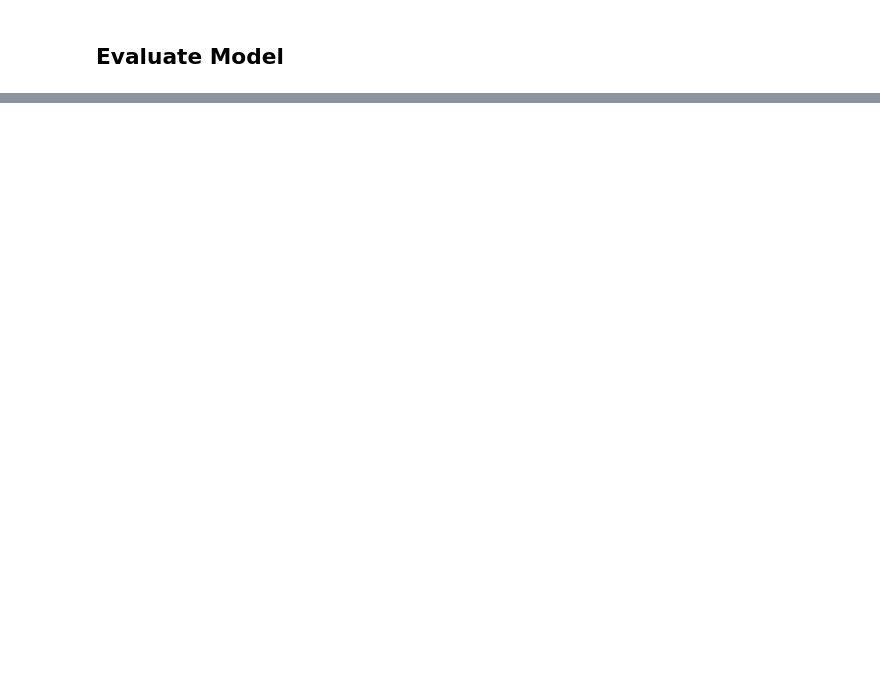
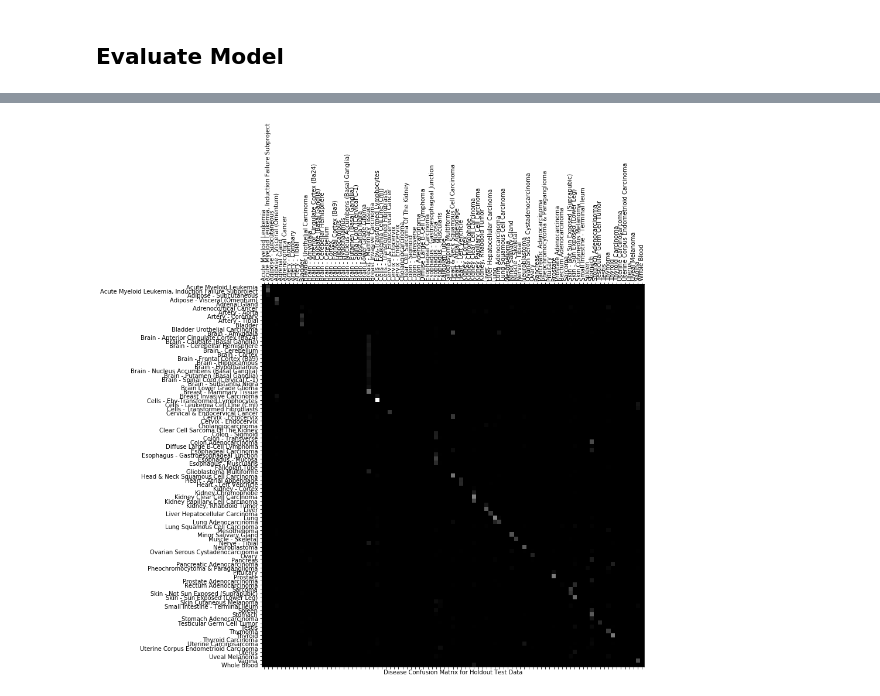
Before and after one commit to rcurrie/tumornormal, a Jupyter notebook: pathways.ipynb, the cells around one changed output, grey strips where cells are left out. Drawn from its saved outputs; the diff is of its cells as text; code cells hidden in the pictures; blank space fills up the shorter version.

```diff
--- a/pathways.ipynb
+++ b/pathways.ipynb
@@ -311,0 +319,21 @@ plt.show()
+# %%
+# Plot confusion matrix for disease
+import sklearn.metrics
+import matplotlib.ticker as ticker
+
+confusion_matrix = sklearn.metrics.confusion_matrix(
+    disease_test, np.array([np.argmax(p[1+46:-1]) for p in predictions]))
+
+fig = plt.figure(figsize=(12,12))
+ax = fig.add_subplot(111)
+cax = ax.matshow(confusion_matrix, cmap=plt.cm.gray)
+ax.set_xticklabels(disease_encoder.classes_.tolist(), rotation=90)
+ax.set_yticklabels(disease_encoder.classes_.tolist())
+
+ax.xaxis.set_major_locator(ticker.MultipleLocator(1))
+ax.yaxis.set_major_locator(ticker.MultipleLocator(1))
+
+ax.set_xlabel("Disease Confusion Matrix for Holdout Test Data")
+plt.show()
+# %% [output]
+[figure, added]
```
Also changed, not shown: parts of 8 cells of this notebook.
